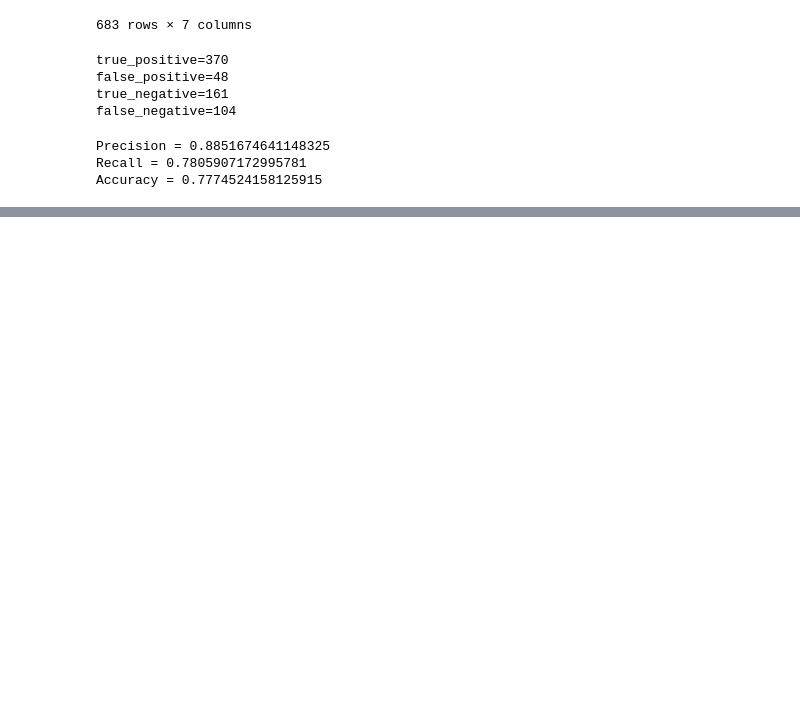
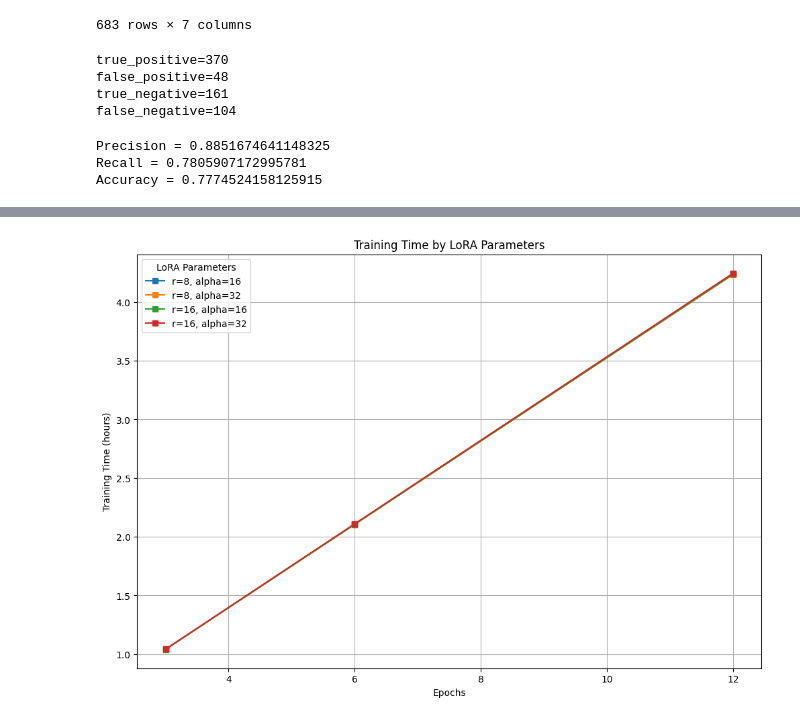
Before and after one commit to LTibo/llm-hun-performance-benchmarks, a Jupyter notebook: statistics.ipynb, the cells around one changed output, grey strips where cells are left out. Saved outputs shown, nothing was run; the diff lists cells and outputs as text; code cells hidden in the pictures; blank space fills up the shorter version.

```diff
--- a/statistics.ipynb
+++ b/statistics.ipynb
@@ -61,0 +104,15 @@ Accuracy = 0.7774524158125915
+# %%
+# Training Time Analysis
+fig, ax = plt.subplots(figsize=(12, 8))
+
+for (r_value, lora_alpha_value), group in df.groupby(['r_value', 'lora_alpha_value']):
+    ax.plot(group['epoch_value'], group['train_time_seconds']/3600, marker='s', linestyle='-', label=f'r={r_value}, alpha={lora_alpha_value}')
+
+ax.set_xlabel('Epochs')
+ax.set_ylabel('Training Time (hours)')
+ax.set_title('Training Time by LoRA Parameters')
+ax.legend(title='LoRA Parameters')
+plt.grid(True)
+plt.show()
+# %% [output]
+[figure, added]
```
Also changed, not shown: parts of 8 cells of this notebook, 9 other files.
